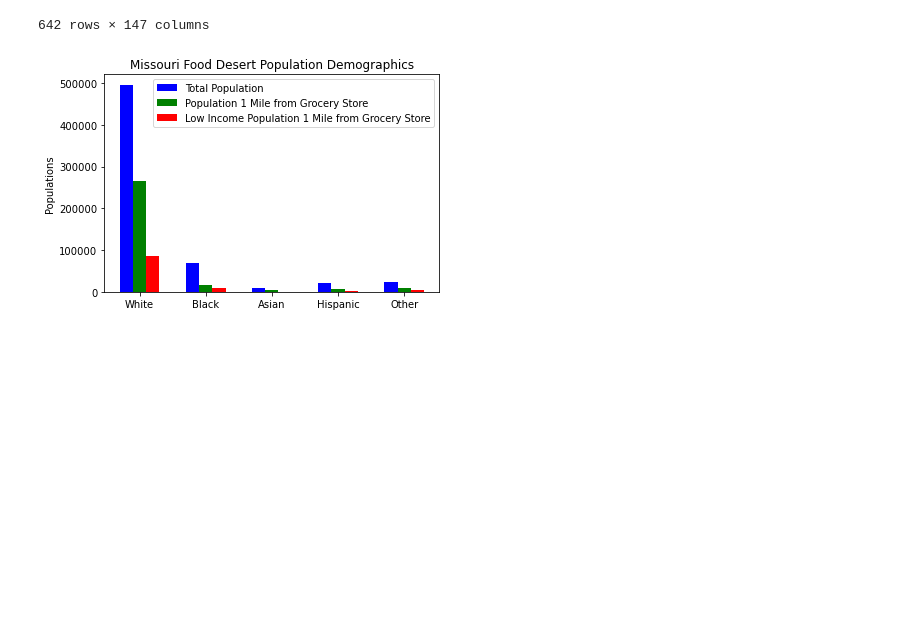
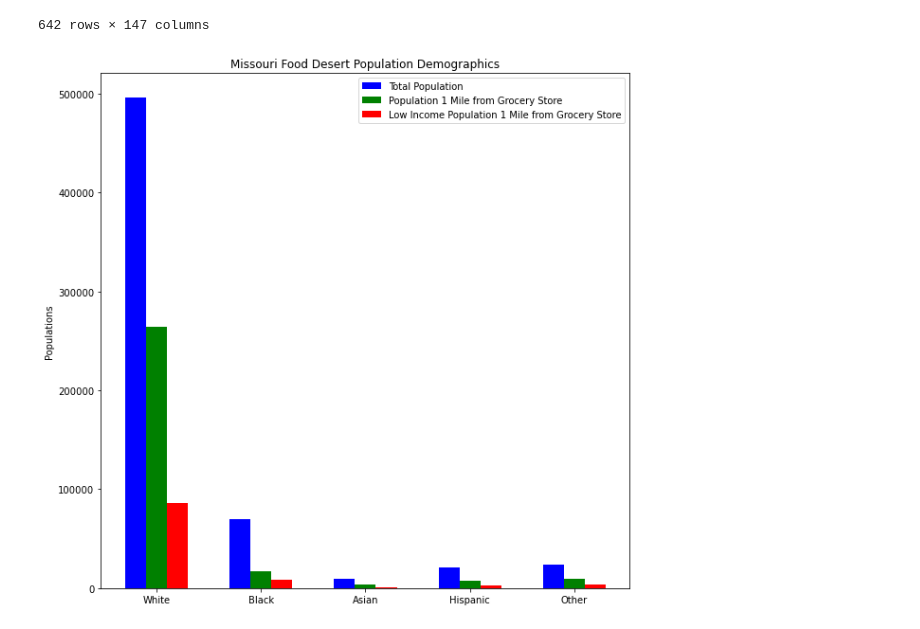
Before and after one commit to marybellavia/project-one, a Jupyter notebook: DemographicsAnalysis.ipynb, the cells around one changed output. Saved outputs shown, nothing was run; the diff lists cells and outputs as text; code cells hidden in the pictures; blank space fills up the shorter version.

Commit message:
cleaned up some of the charts and resized them

```diff
--- a/DemographicsAnalysis.ipynb
+++ b/DemographicsAnalysis.ipynb
@@ -148,35 +148,36 @@ fd_asian_mile_percent = round((asian_fd_mile_count/total_asian_pop)*100,2)
 # %%
 # creating the list of labels
 x = ['White', 'Black', 'Asian', 'Hispanic', 'Other']
 ind = np.arange(len(x))  # the x locations for the groups
 w = 0.2       # the width of the bars
 y_ticks = np.arange(0, 600000, 100000) # setting y ticks because didn't like the auto
 
 # lists of the things we are plotting
 y = [total_white_pop, total_black_pop, total_asian_pop, total_hisp_pop, total_other_pop]
 z = [white_mile_count, black_mile_count, asian_mile_count, hisp_mile_count, other_mile_count]
 k = [white_fd_mile_count, black_fd_mile_count, asian_fd_mile_count, hisp_fd_mile_count, other_fd_mile_count]
 
 # creating the bar graph
-ax = plt.subplot(111)
+fig = plt.figure(figsize=[10, 10])
+ax = fig.add_subplot(111)
 ax.bar(ind, y, width=0.2, color='b', align='center', label="Total Population")
 ax.bar(ind+w, z, width=0.2, color='g', align='center', label="Population 1 Mile from Grocery Store")
 ax.bar(ind+(w*2), k, width=0.2, color='r', align='center', label="Low Income Population 1 Mile from Grocery Store")
 
 # cleaning up visually, setting labels and creating legend
 ax.set_ylabel('Populations')
 ax.set_yticklabels(y_ticks)
 ax.set_xticks(ind+w)
 ax.set_xticklabels(x)
 plt.legend()
 plt.title("Missouri Food Desert Population Demographics")
 
 plt.savefig("output_data/PopulationDemographics.png")
 
 
 plt.show()
 # %% [output]
-[figure, old version]
+[figure, new version]
 # %%
 # creating variables for pie charts
 labels = ['White', 'Black', 'Asian', 'Hispanic', 'Other']
```
Also changed, not shown: parts of 3 cells of this notebook, 6 other files.
